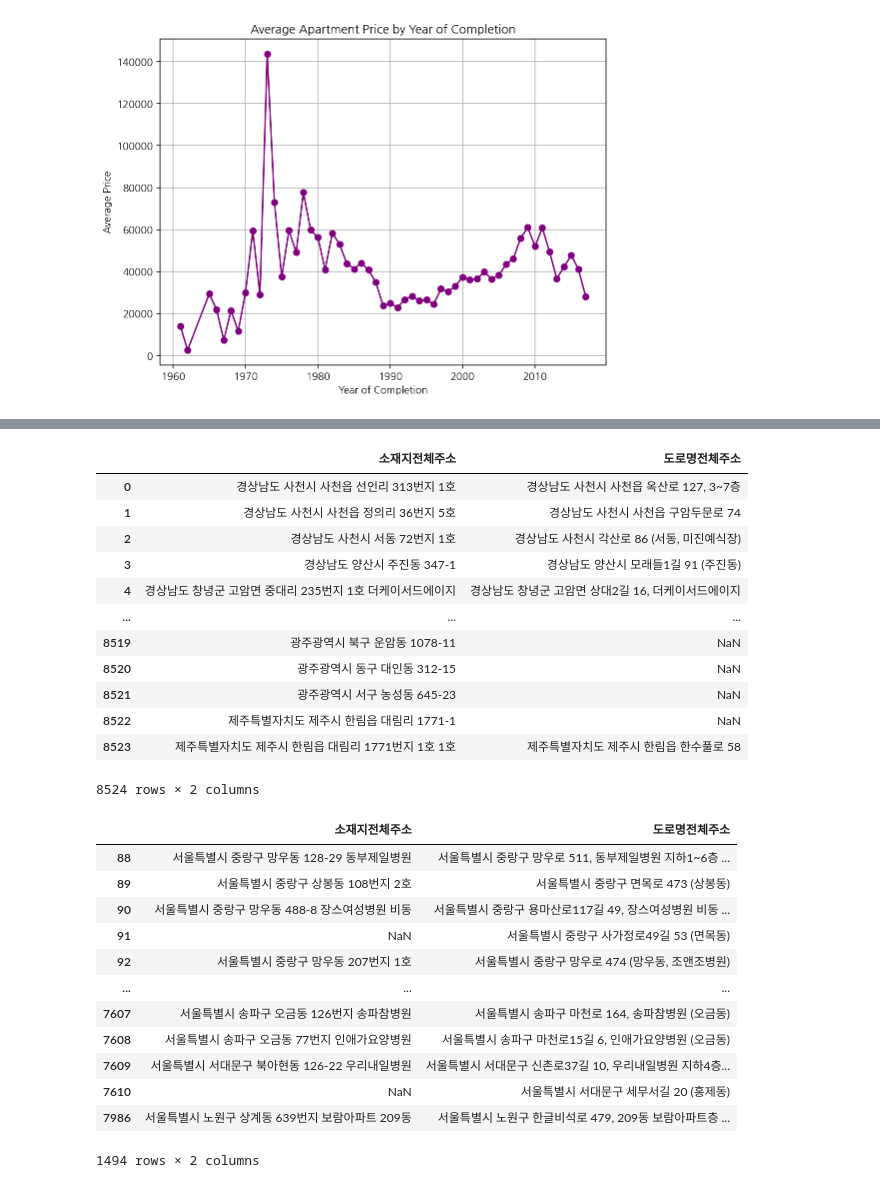
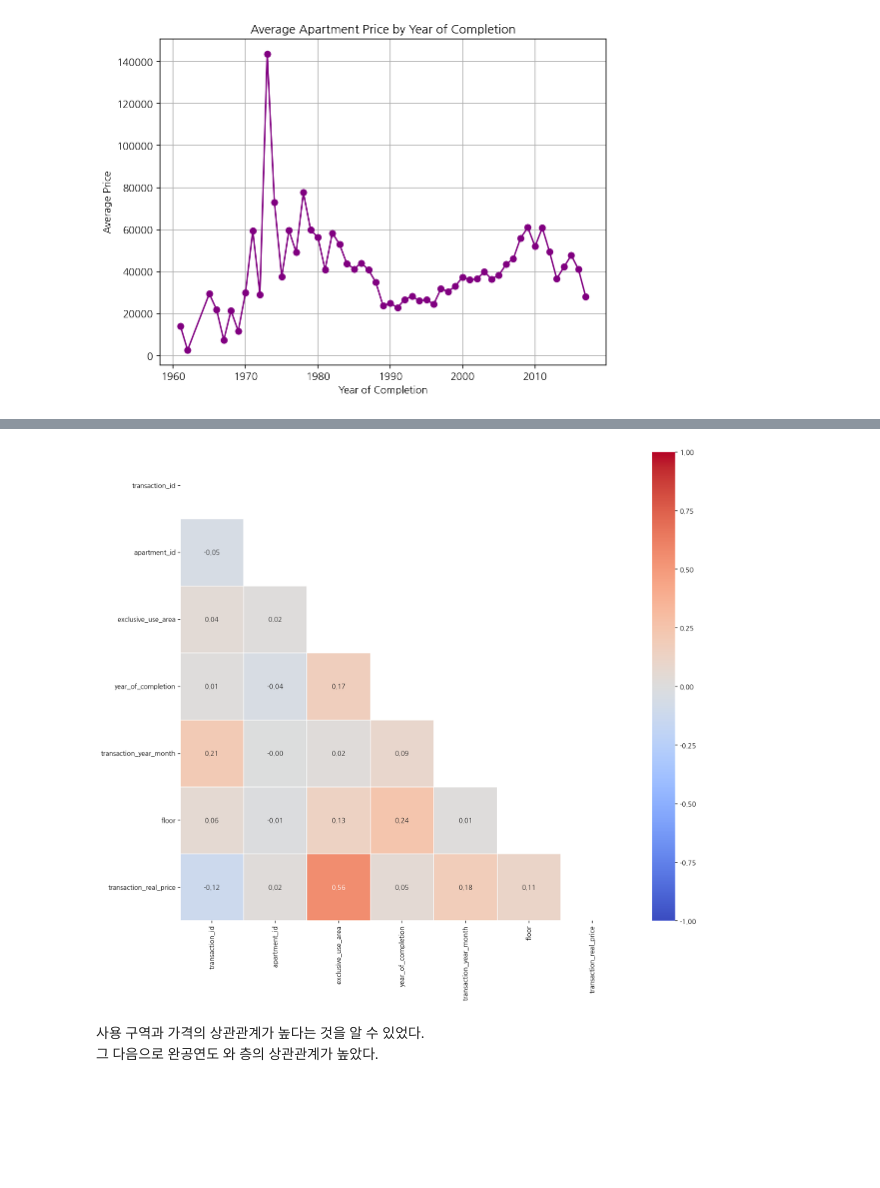
Before and after one commit to Orderlee/aiffel_datathon, a Jupyter notebook: 3y1y_apt_test.ipynb, the cells around one changed output, grey strips where cells are left out. Saved outputs shown, nothing was run; the diff lists cells and outputs as text; code cells hidden in the pictures; blank space fills up the shorter version.

```diff
--- a/3y1y_apt_test.ipynb
+++ b/3y1y_apt_test.ipynb
@@ -181,17 +187,3 @@ plt.grid(True)
 plt.show()
 # %% [output]
 [figure]
-# %%
-# 'dong' 별 평균 가격 계산
-train_df['dong_avg'] = train_df.groupby('dong')['transaction_real_price'].mean().sort_values()
-
-# 그래프 그리기
-plt.figure(figsize=(10, 6))
-train_df['dong_avg'].plot(kind='bar', color='skyblue')
-plt.title('Average Price by Dong')
-plt.xlabel('Dong')
-plt.ylabel('Average Price')
-plt.xticks(rotation=45)
-plt.grid(axis='y', linestyle='--')
-
-plt.show()
@@ -377,34 +189,0 @@ hospi
-# %%
-hospi = pd.read_csv('fulldata_01_01_01_P_병원.csv', encoding='cp949')
-hospi[['소재지전체주소', '도로명전체주소']]
-# %% [output]
-|  | 소재지전체주소 | 도로명전체주소 |
-| 0 | 경상남도 사천시 사천읍 선인리 313번지 1호 | 경상남도 사천시 사천읍 옥산로 127, 3~7층 |
-| 1 | 경상남도 사천시 사천읍 정의리 36번지 5호 | 경상남도 사천시 사천읍 구암두문로 74 |
-| 2 | 경상남도 사천시 서동 72번지 1호 | 경상남도 사천시 각산로 86 (서동, 미진예식장) |
-| 3 | 경상남도 양산시 주진동 347-1 | 경상남도 양산시 모래들1길 91 (주진동) |
-| 4 | 경상남도 창녕군 고암면 중대리 235번지 1호 더케이서드에이지 | 경상남도 창녕군 고암면 상대2길 16, 더케이서드에이지 |
-| ... | ... | ... |
-| 8519 | 광주광역시 북구 운암동 1078-11 | NaN |
-| 8520 | 광주광역시 동구 대인동 312-15 | NaN |
-| 8521 | 광주광역시 서구 농성동 645-23 | NaN |
-| 8522 | 제주특별자치도 제주시 한림읍 대림리 1771-1 | NaN |
-| 8523 | 제주특별자치도 제주시 한림읍 대림리 1771번지 1호 1호 | 제주특별자치도 제주시 한림읍 한수풀로 58 |
-8524 rows × 2 columns
-# %%
-filtered_hospi = hospi[hospi['소재지전체주소'].str.contains('부산광역시|서울특별시', na=False) | hospi['도로명전체주소'].str.contains('부산광역시|서울특별시', na=False)][['소재지전체주소', '도로명전체주소']]
-filtered_hospi
-# %% [output]
-|  | 소재지전체주소 | 도로명전체주소 |
-| 88 | 서울특별시 중랑구 망우동 128-29 동부제일병원 | 서울특별시 중랑구 망우로 511, 동부제일병원 지하1~6층 ... |
-| 89 | 서울특별시 중랑구 상봉동 108번지 2호 | 서울특별시 중랑구 면목로 473 (상봉동) |
-| 90 | 서울특별시 중랑구 망우동 488-8 장스여성병원 비동 | 서울특별시 중랑구 용마산로117길 49, 장스여성병원 비동 ... |
-| 91 | NaN | 서울특별시 중랑구 사가정로49길 53 (면목동) |
-| 92 | 서울특별시 중랑구 망우동 207번지 1호 | 서울특별시 중랑구 망우로 474 (망우동, 조앤조병원) |
-| ... | ... | ... |
-| 7607 | 서울특별시 송파구 오금동 126번지 송파참병원 | 서울특별시 송파구 마천로 164, 송파참병원 (오금동) |
-| 7608 | 서울특별시 송파구 오금동 77번지 인애가요양병원 | 서울특별시 송파구 마천로15길 6, 인애가요양병원 (오금동) |
-| 7609 | 서울특별시 서대문구 북아현동 126-22 우리내일병원 | 서울특별시 서대문구 신촌로37길 10, 우리내일병원 지하4층... |
-| 7610 | NaN | 서울특별시 서대문구 세무서길 20 (홍제동) |
-| 7986 | 서울특별시 노원구 상계동 639번지 보람아파트 209동 | 서울특별시 노원구 한글비석로 479, 209동 보람아파트층 ... |
-1494 rows × 2 columns
@@ -446,0 +190,20 @@ filtered_hospi
+# %%
+# 아파트 피쳐 상관관계 확인
+# corr = train_df.corr(numeric_only=True)
+# mask = np.triu(np.ones_like(corr, dtype=bool))
+# fig = plt.figure(figsize=(15, 13))
+# sns.heatmap(corr, annot=True, fmt='.2f', cmap='coolwarm', linewidths=0.2, vmin = -1, vmax = 1, mask = mask)
+
+# 파이썬 버전차이로 조금 LMS에서는 이 코드를 사용
+numeric_columns = train_df.select_dtypes(include=np.number)
+corr = numeric_columns.corr()
+
+mask = np.triu(np.ones_like(corr, dtype=bool))
+fig = plt.figure(figsize=(15, 13))
+sns.heatmap(corr, annot=True, fmt='.2f', cmap='coolwarm', linewidths=0.2, vmin=-1, vmax=1, mask=mask)
+plt.show()
+# %% [output]
+[figure, added]
+# %% [markdown]
+사용 구역과 가격의 상관관계가 높다는 것을 알 수 있었다.<br>
+그 다음으로 완공연도 와 층의 상관관계가 높았다.
```
Also changed, not shown: parts of 203 cells of this notebook, 15 other files.
